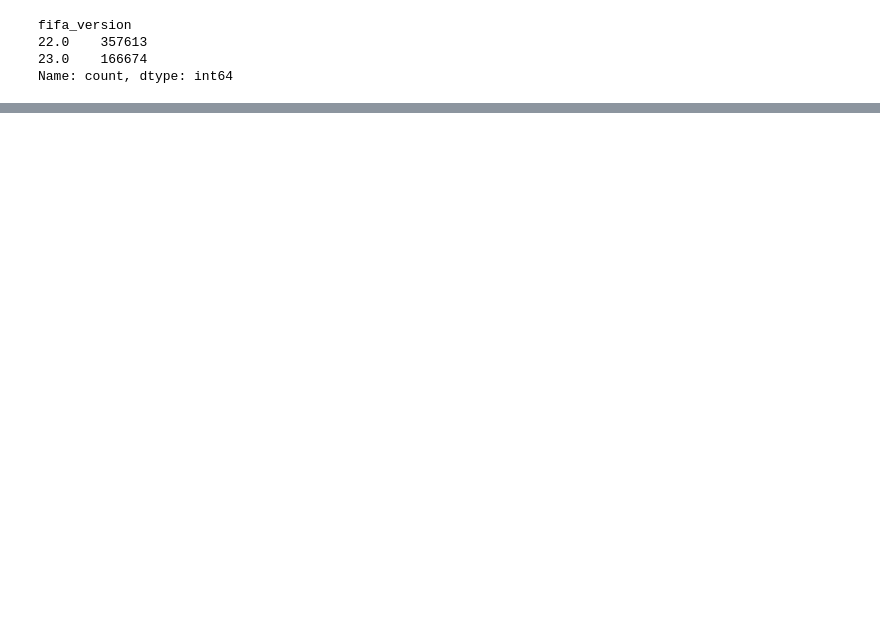
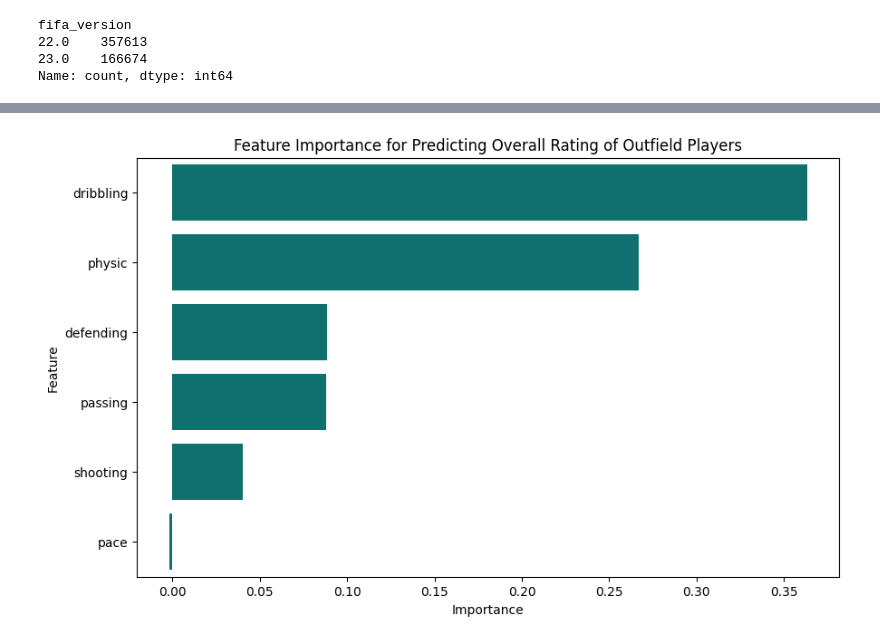
Before and after one commit to AkshyaKC/DataCleaning-FIFA23Players, a Jupyter notebook: notebook/notebook.ipynb, the cells around one changed output, grey strips where cells are left out. Saved outputs shown, nothing was run; the diff lists cells and outputs as text; code cells hidden in the pictures; blank space fills up the shorter version.

```diff
--- a/notebook/notebook.ipynb
+++ b/notebook/notebook.ipynb
@@ -4,4 +7,5 @@ fifa23=pd.read_csv('../data/male_players.csv')
 # %% [markdown]
 - Removing rows where 'player_id' is null and modify the original dataframe
 # %%
-fifa23.dropna(subset=['player_id'], inplace=True)
+fifa.dropna(subset=['player_id'], inplace=True)
+fifa.info()
@@ -40,0 +25,3 @@ fifa22
+# %%
+fifa22=fifa[fifa['fifa_version'] == 22]
+fifa23=fifa[fifa['fifa_version'] == 23]
@@ -40,0 +30,2 @@ fifa22
+# %%
+fifa23=fifa23.drop_duplicates(subset=['player_id'])
@@ -40,0 +92,28 @@ fifa22
+# %%
+outfield_columns=['long_name','player_positions', 'overall','pace', 'shooting', 'passing', 'dribbling', 'defending', 'physic',]
+outfield_players=fifa23[fifa23['player_positions'] != "GK"][outfield_columns]
+# %%
+# Features and target
+X = outfield_players[['pace', 'shooting', 'passing', 'dribbling', 'defending', 'physic']]
+y = outfield_players['overall']
+
+# Fit linear regression model
+model = LinearRegression()
+model.fit(X, y)
+
+# Get feature importances
+importance = model.coef_
+
+# Create DataFrame for visualization
+importance_df = pd.DataFrame({
+    'Feature': X.columns,
+    'Importance': importance
+}).sort_values(by='Importance', ascending=False)
+
+# Plot feature importances
+plt.figure(figsize=(10, 6))
+sns.barplot(x='Importance', y='Feature', data=importance_df, color='teal')
+plt.title('Feature Importance for Predicting Overall Rating of Outfield Players')
+plt.show()
+# %% [output]
+[figure, added]
```
Also changed, not shown: parts of 16 cells of this notebook, 1 other file.
